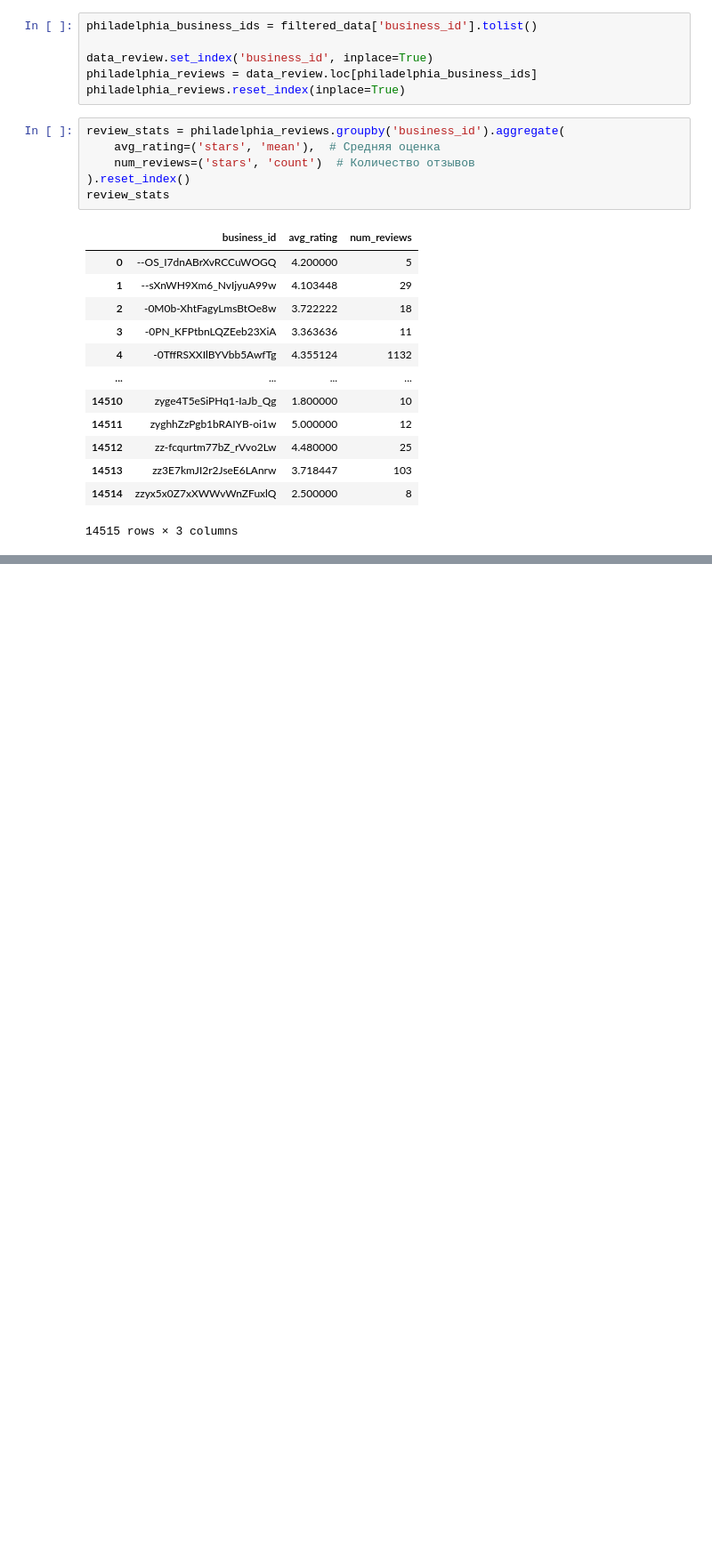
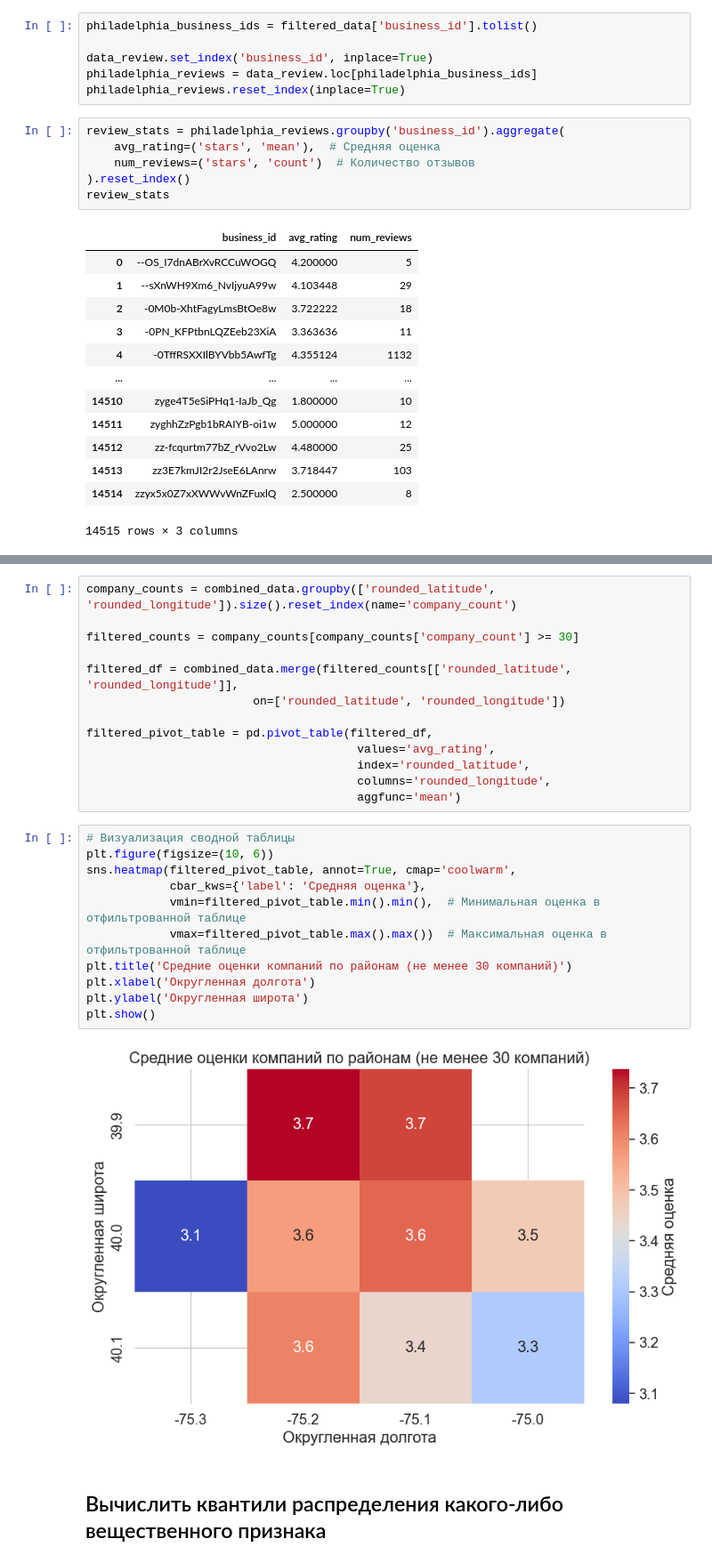
Before and after one commit to cfaring/ait-2025, a Jupyter notebook: lab1/lab1.ipynb, the cells around one changed output, grey strips where cells are left out. Shown at 89% size. Saved outputs shown, nothing was run; the diff lists cells and outputs as text; blank space fills up the shorter version.

```diff
--- a/lab1/lab1.ipynb
+++ b/lab1/lab1.ipynb
@@ -286,0 +414,28 @@ KeyError: "None of ['business_id'] are in the columns"
+# %%
+company_counts = combined_data.groupby(['rounded_latitude', 'rounded_longitude']).size().reset_index(name='company_count')
+
+filtered_counts = company_counts[company_counts['company_count'] >= 30]
+
+filtered_df = combined_data.merge(filtered_counts[['rounded_latitude', 'rounded_longitude']],
+                        on=['rounded_latitude', 'rounded_longitude'])
+
+filtered_pivot_table = pd.pivot_table(filtered_df,
+                                       values='avg_rating',
+                                       index='rounded_latitude',
+                                       columns='rounded_longitude',
+                                       aggfunc='mean')
+# %%
+# Визуализация сводной таблицы
+plt.figure(figsize=(10, 6))
+sns.heatmap(filtered_pivot_table, annot=True, cmap='coolwarm',
+            cbar_kws={'label': 'Средняя оценка'},
+            vmin=filtered_pivot_table.min().min(),  # Минимальная оценка в отфильтрованной таблице
+            vmax=filtered_pivot_table.max().max())  # Максимальная оценка в отфильтрованной таблице
+plt.title('Средние оценки компаний по районам (не менее 30 компаний)')
+plt.xlabel('Округленная долгота')
+plt.ylabel('Округленная широта')
+plt.show()
+# %% [output]
+[figure, added]
+# %% [markdown]
+## Вычислить квантили распределения какого-либо вещественного признака
```
Also changed, not shown: parts of 26 cells of this notebook.
